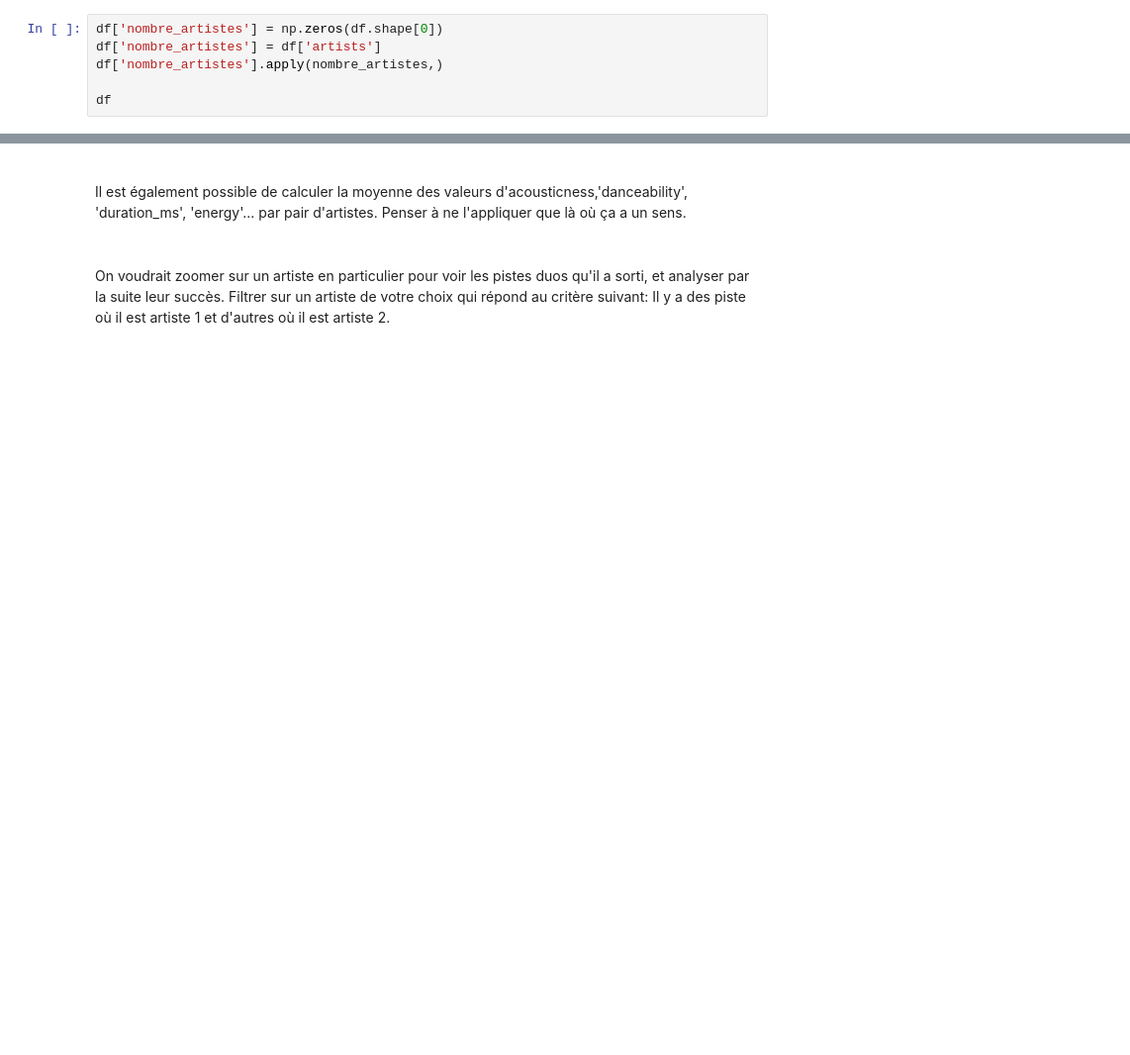
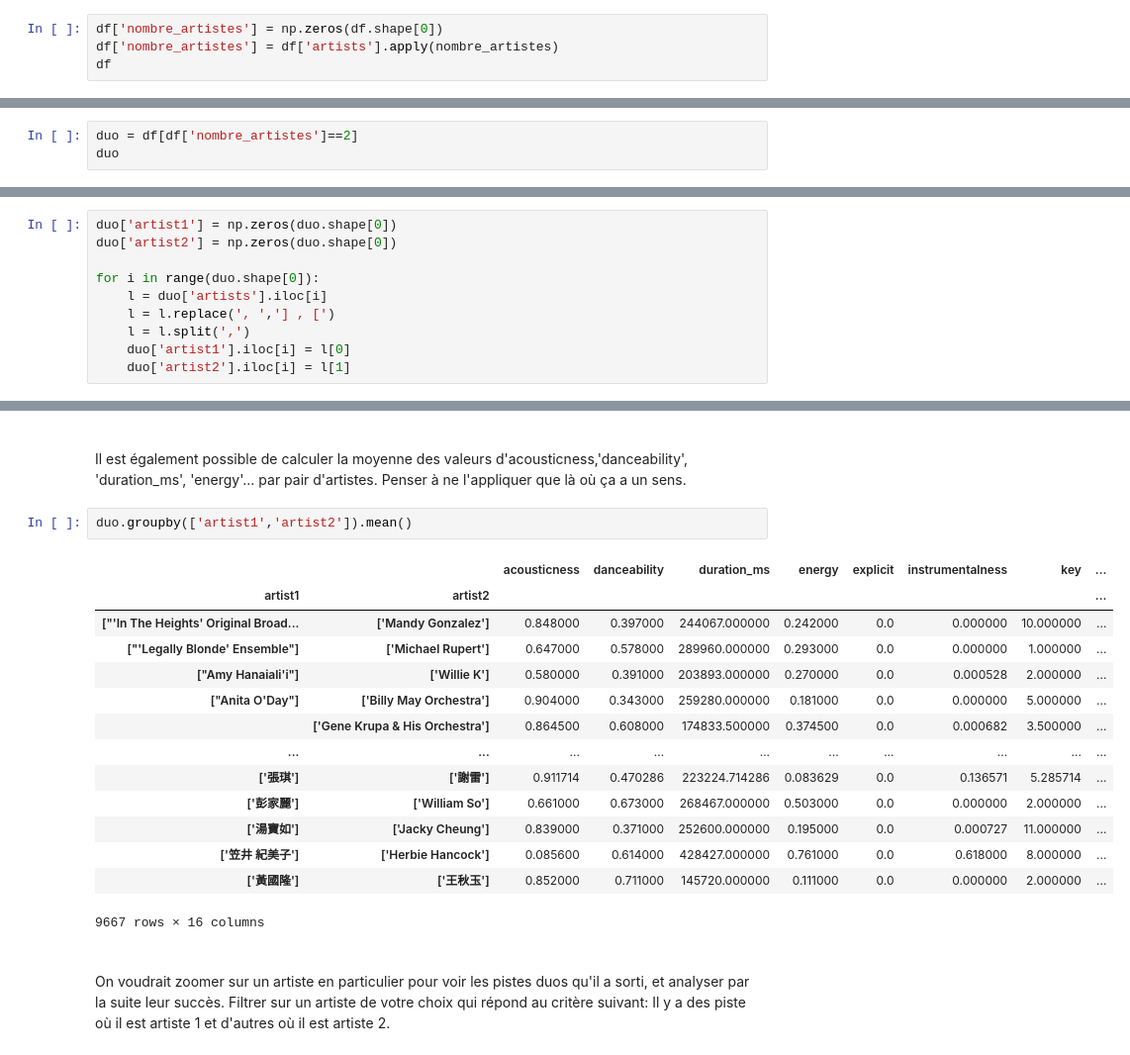
Before and after one commit to ziyadhr99/Lab_IA, a Jupyter notebook: Lab1_AI_Numpy_Pandas.ipynb, the cells around one changed output, grey strips where cells are left out. Shown: that part at 99% size. Saved outputs shown, nothing was run; the diff lists cells and outputs as text; blank space fills up the shorter version.

```diff
--- a/Lab1_AI_Numpy_Pandas.ipynb
+++ b/Lab1_AI_Numpy_Pandas.ipynb
@@ -319,9 +319,7 @@ def nombre_artistes(x):
     return len(new)
 # %%
 df['nombre_artistes'] = np.zeros(df.shape[0])
-df['nombre_artistes'] = df['artists']
-df['nombre_artistes'].apply(nombre_artistes,)
-
+df['nombre_artistes'] = df['artists'].apply(nombre_artistes)
 df
 # %% [output]
 |  | acousticness | artists | danceability | duration_ms | energy | explicit | id | instrumentalness | ... |
@@ -344,2 +356,5 @@ df[df['nombre_artistes']>=2]
 # %% [markdown]
 <br> Créer une nouvelle dataframe qui ne contient que les duos. Cette dataframe sera dorénavant l'objet de nos manipulations.
+# %%
+duo = df[df['nombre_artistes']==2]
+duo
@@ -346,4 +375,14 @@ df[df['nombre_artistes']>=2]
 # %% [markdown]
 <br> Créer deux nouvelles colonnes correspondant respectivement aux deux artistes du duo. Il est possible de le faire directement en utilisant la fonction divisant le string en deux et l'assignant aux colonnes. Comme il est opportun de le faire en utilisant la fonction explode qui est peu connue mais extremement utile. Essayer de le faire des deux manières:
+# %%
+duo['artist1'] = np.zeros(duo.shape[0])
+duo['artist2'] = np.zeros(duo.shape[0])
+
+for i in range(duo.shape[0]):
+    l = duo['artists'].iloc[i]
+    l = l.replace(', ','] , [')
+    l = l.split(',')
+    duo['artist1'].iloc[i] = l[0]
+    duo['artist2'].iloc[i] = l[1]
 # %% [markdown]
 <br> S'assurer que les noms des artistes ne contiennent pas de caractères spéciaux au début et à la fin...
@@ -352,4 +422,21 @@ df[df['nombre_artistes']>=2]
 # %% [markdown]
 <br> Il est également possible de calculer la moyenne des valeurs d'acousticness,'danceability', 'duration_ms', 'energy'... par pair d'artistes. Penser à ne l'appliquer que là où ça a un sens.
+# %%
+duo.groupby(['artist1','artist2']).mean()
+# %% [output]
+|  |  | acousticness | danceability | duration_ms | energy | explicit | instrumentalness | key | ... |
+| artist1 | artist2 |  |  |  |  |  |  |  | ... |
+| ["'In The Heights' Original Broad... | ['Mandy Gonzalez'] | 0.848000 | 0.397000 | 244067.000000 | 0.242000 | 0.0 | 0.000000 | 10.000000 | ... |
+| ["'Legally Blonde' Ensemble"] | ['Michael Rupert'] | 0.647000 | 0.578000 | 289960.000000 | 0.293000 | 0.0 | 0.000000 | 1.000000 | ... |
+| ["Amy Hanaiali'i"] | ['Willie K'] | 0.580000 | 0.391000 | 203893.000000 | 0.270000 | 0.0 | 0.000528 | 2.000000 | ... |
+| ["Anita O'Day"] | ['Billy May Orchestra'] | 0.904000 | 0.343000 | 259280.000000 | 0.181000 | 0.0 | 0.000000 | 5.000000 | ... |
+|  | ['Gene Krupa & His Orchestra'] | 0.864500 | 0.608000 | 174833.500000 | 0.374500 | 0.0 | 0.000682 | 3.500000 | ... |
+| ... | ... | ... | ... | ... | ... | ... | ... | ... | ... |
+| ['張琪'] | ['謝雷'] | 0.911714 | 0.470286 | 223224.714286 | 0.083629 | 0.0 | 0.136571 | 5.285714 | ... |
+| ['彭家麗'] | ['William So'] | 0.661000 | 0.673000 | 268467.000000 | 0.503000 | 0.0 | 0.000000 | 2.000000 | ... |
+| ['湯寶如'] | ['Jacky Cheung'] | 0.839000 | 0.371000 | 252600.000000 | 0.195000 | 0.0 | 0.000727 | 11.000000 | ... |
+| ['笠井 紀美子'] | ['Herbie Hancock'] | 0.085600 | 0.614000 | 428427.000000 | 0.761000 | 0.0 | 0.618000 | 8.000000 | ... |
+| ['黃國隆'] | ['王秋玉'] | 0.852000 | 0.711000 | 145720.000000 | 0.111000 | 0.0 | 0.000000 | 2.000000 | ... |
+9667 rows × 16 columns
 # %% [markdown]
 <br> On voudrait zoomer sur un artiste en particulier pour voir les pistes duos qu'il a sorti, et analyser par la suite leur succès. Filtrer sur un artiste de votre choix qui répond au critère suivant: Il y a des piste où il est artiste 1 et d'autres où il est artiste 2.
```
Also changed, not shown: parts of 11 cells of this notebook, 2 other files.
